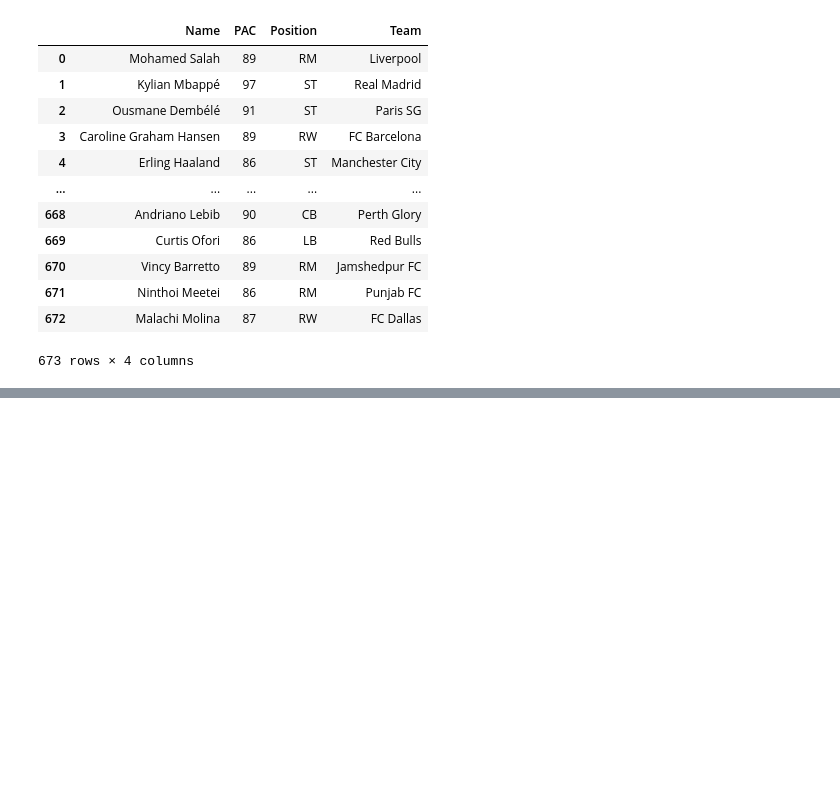
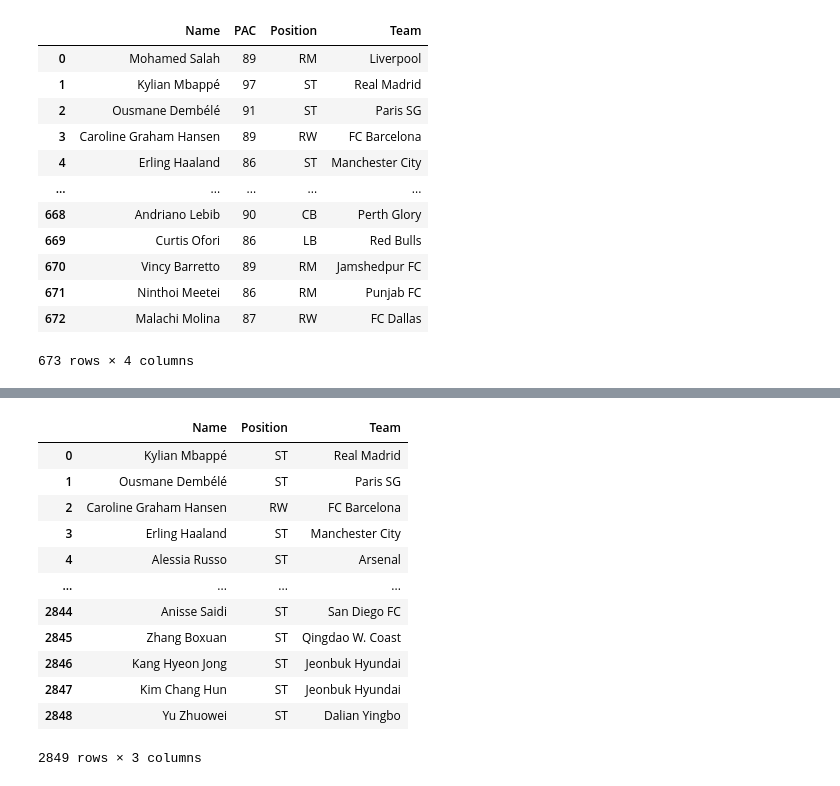
Before and after one commit to al1prahman/latihansql, a Jupyter notebook: notebook/notebook.ipynb, the cells around one changed output, grey strips where cells are left out. Saved outputs shown, nothing was run; the diff lists cells and outputs as text; code cells hidden in the pictures; blank space fills up the shorter version.

Commit message:
Add queries to retrieve top players by OVR, PAC, and position

```diff
--- a/notebook/notebook.ipynb
+++ b/notebook/notebook.ipynb
@@ -200,0 +252,27 @@ pd.read_sql(query_cepat, conn)
+# %%
+# Mencari pemain berposisi ST atau RW
+query_opsi = """
+SELECT
+    Name,
+    Position,
+    Team
+FROM
+    eafc26
+WHERE
+    Position = 'ST' OR Position = 'RW';
+"""
+pd.read_sql(query_opsi, conn)
+# %% [output]
+|  | Name | Position | Team |
+| 0 | Kylian Mbappé | ST | Real Madrid |
+| 1 | Ousmane Dembélé | ST | Paris SG |
+| 2 | Caroline Graham Hansen | RW | FC Barcelona |
+| 3 | Erling Haaland | ST | Manchester City |
+| 4 | Alessia Russo | ST | Arsenal |
+| ... | ... | ... | ... |
+| 2844 | Anisse Saidi | ST | San Diego FC |
+| 2845 | Zhang Boxuan | ST | Qingdao W. Coast |
+| 2846 | Kang Hyeon Jong | ST | Jeonbuk Hyundai |
+| 2847 | Kim Chang Hun | ST | Jeonbuk Hyundai |
+| 2848 | Yu Zhuowei | ST | Dalian Yingbo |
+2849 rows × 3 columns
```
Also changed, not shown: parts of 2 cells of this notebook.
